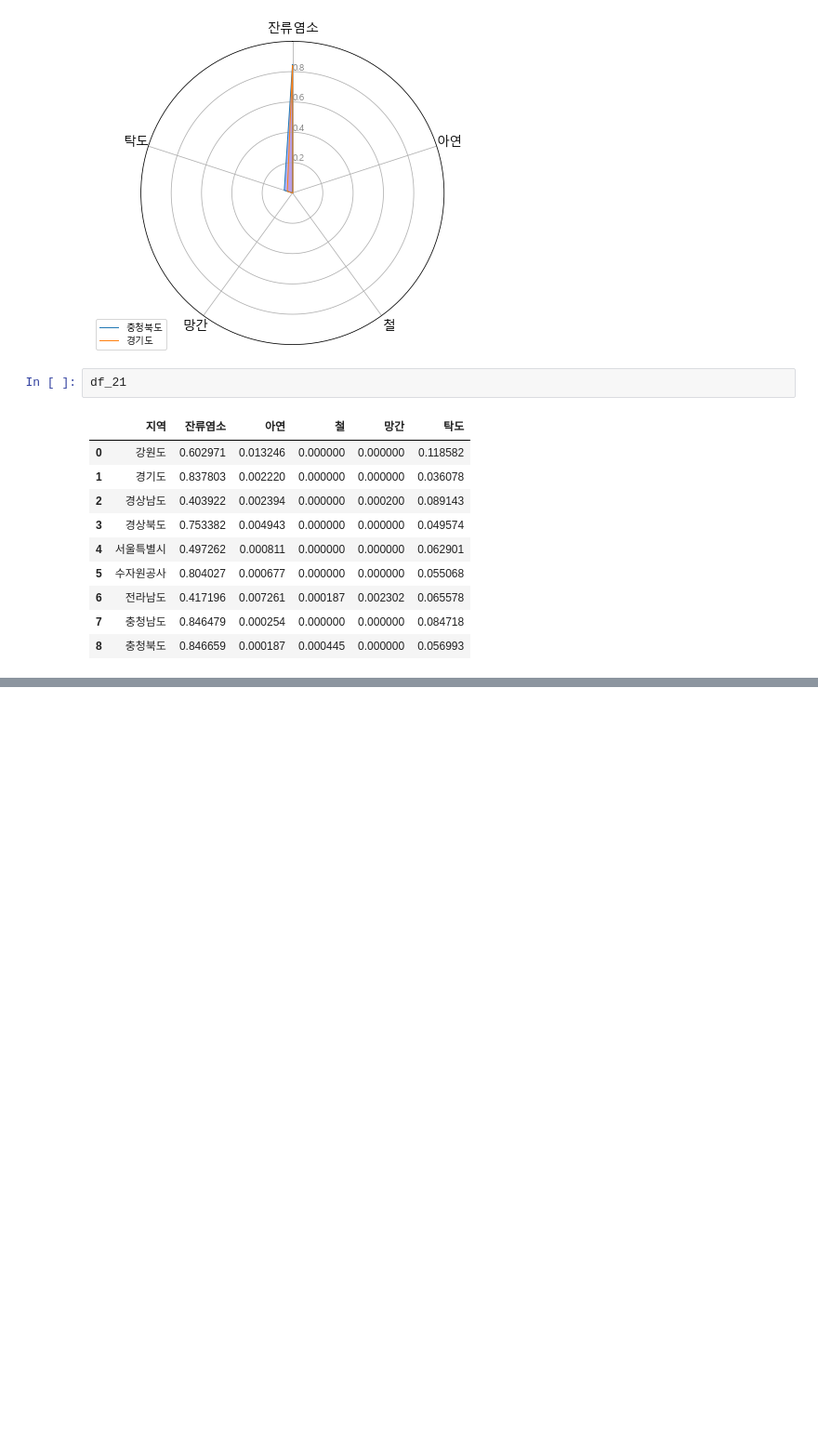
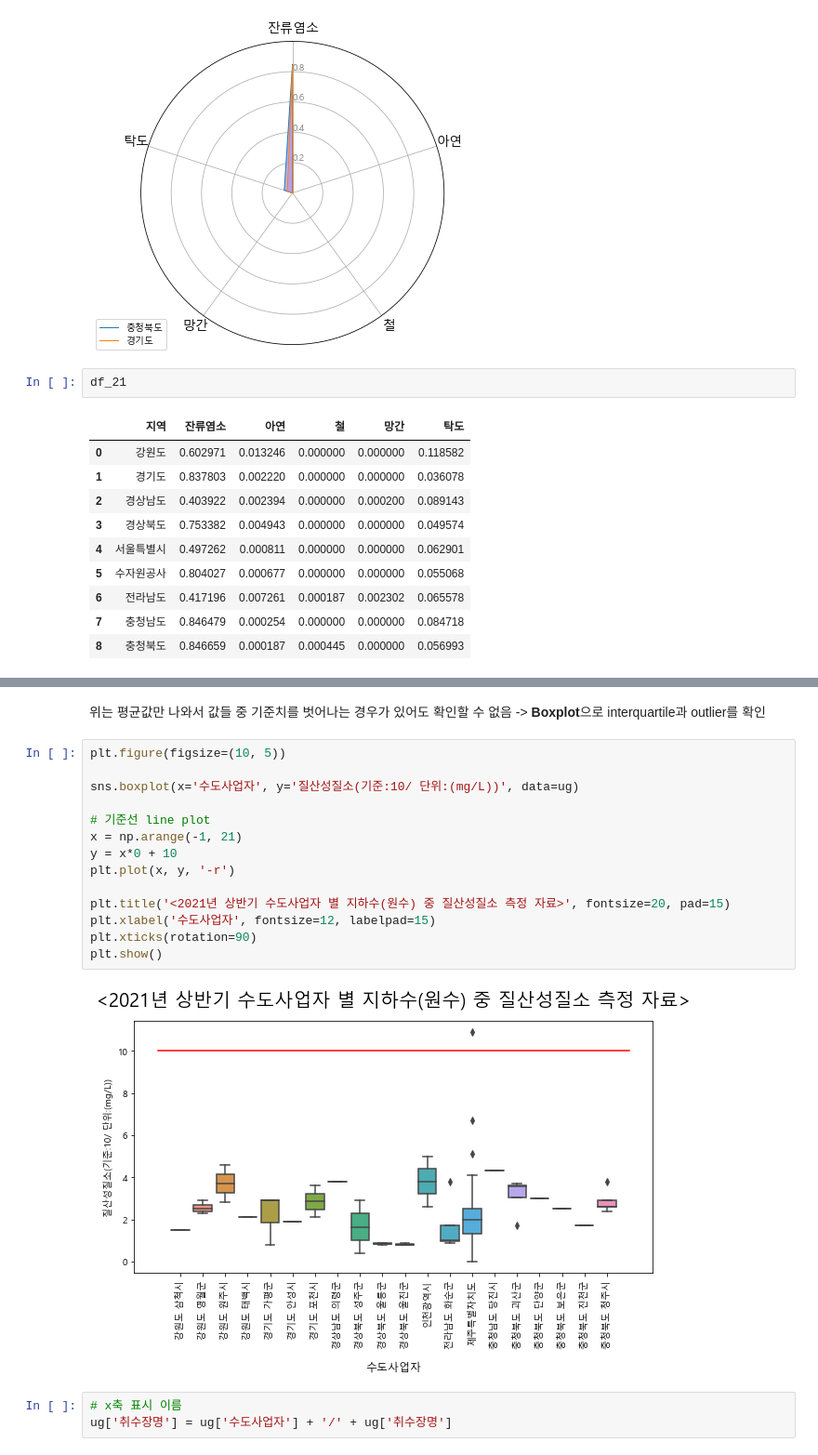
Before and after one commit to BreadFeet/K-water_project, a Jupyter notebook: myanalysis/03_Data_Analysis.ipynb, the cells around one changed output, grey strips where cells are left out. Shown at 93% size. Saved outputs shown, nothing was run; the diff lists cells and outputs as text; blank space fills up the shorter version.

```diff
--- a/myanalysis/03_Data_Analysis.ipynb
+++ b/myanalysis/03_Data_Analysis.ipynb
@@ -571,0 +600,21 @@ df_21
+# %% [markdown]
+위는 평균값만 나와서 값들 중 기준치를 벗어나는 경우가 있어도 확인할 수 없음 -> **Boxplot**으로 interquartile과 outlier를 확인
+# %%
+plt.figure(figsize=(10, 5))
+
+sns.boxplot(x='수도사업자', y='질산성질소(기준:10/ 단위:(mg/L))', data=ug)
+
+# 기준선 line plot
+x = np.arange(-1, 21)
+y = x*0 + 10
+plt.plot(x, y, '-r')
+
+plt.title('<2021년 상반기 수도사업자 별 지하수(원수) 중 질산성질소 측정 자료>', fontsize=20, pad=15)
+plt.xlabel('수도사업자', fontsize=12, labelpad=15)
+plt.xticks(rotation=90)
+plt.show()
+# %% [output]
+[figure, added]
+# %%
+# x축 표시 이름
+ug['취수장명'] = ug['수도사업자'] + '/' + ug['취수장명']
```
Also changed, not shown: parts of 17 cells of this notebook, 2 other files.
